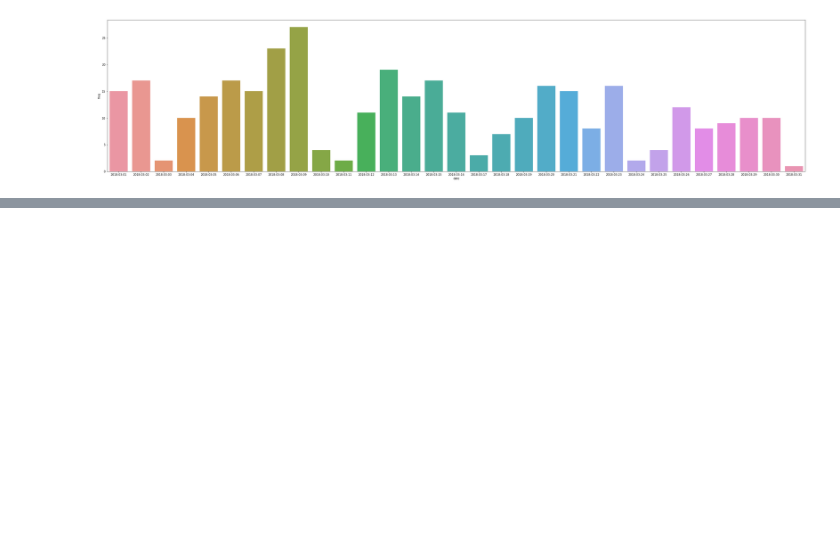
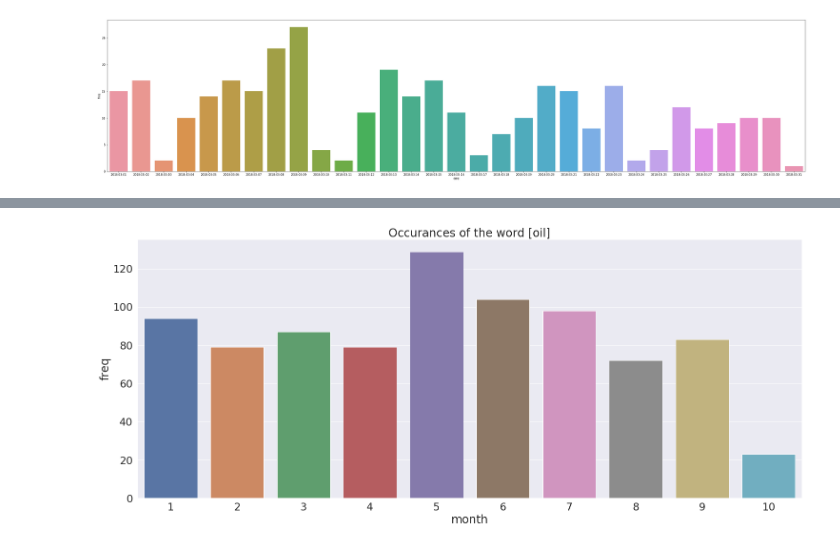
Before and after one commit to shelbyt/commenty, a Jupyter notebook: analysis/DataFrames.ipynb, the cells around one changed output, grey strips where cells are left out. Drawn from its saved outputs; the diff is of its cells as text; code cells hidden in the pictures; blank space fills up the shorter version.

Commit message:
Monthly instead of month+daily analysis

```diff
--- a/analysis/DataFrames.ipynb
+++ b/analysis/DataFrames.ipynb
@@ -84,0 +67,35 @@ dtype: int64
+# %%
+#Over Entire Year
+
+db = load_db()
+cursor = db.cursor()
+sql = 'select lower(blurb),date from article_url'
+cursor.execute(sql)
+blurb_date_list = list(cursor.fetchall())
+db.close()
+# %%
+date_freq = {}
+target = 'oil'
+for blurb,date in blurb_date_list:
+    if target in blurb:
+        if date.month in date_freq:
+            date_freq[date.month] += 1
+        else:
+            date_freq[date.month] = 0
+#rint date_freq
+# %%
+# https://stackoverflow.com/questions/17839973/constructing-pandas-dataframe-from-values-in-variables-gives-valueerror-if-usi
+# Avoiding 'ValueError: If using all scalar values, you must pass an index' error
+# Need to do reset index based on this in order to assign new column names we can pass into seaborn later
+# https://stackoverflow.com/questions/28503445/assigning-column-names-to-a-pandas-series
+trump_df = pd.Series(date_freq).to_frame().reset_index()
+trump_df.columns = ['month','freq']
+#print trump_df
+# %%
+
+plt.figure(figsize=(25,10))
+sns.set(font_scale = 2)
+ax = sns.barplot(x="month", y="freq", data=trump_df).set_title('Occurances of the word [' + target + ']')
+plt.savefig('../results/' + target + '_year_freq.pdf')
+# %% [output]
+[figure, added]
```
Also changed, not shown: parts of 2 cells of this notebook.
